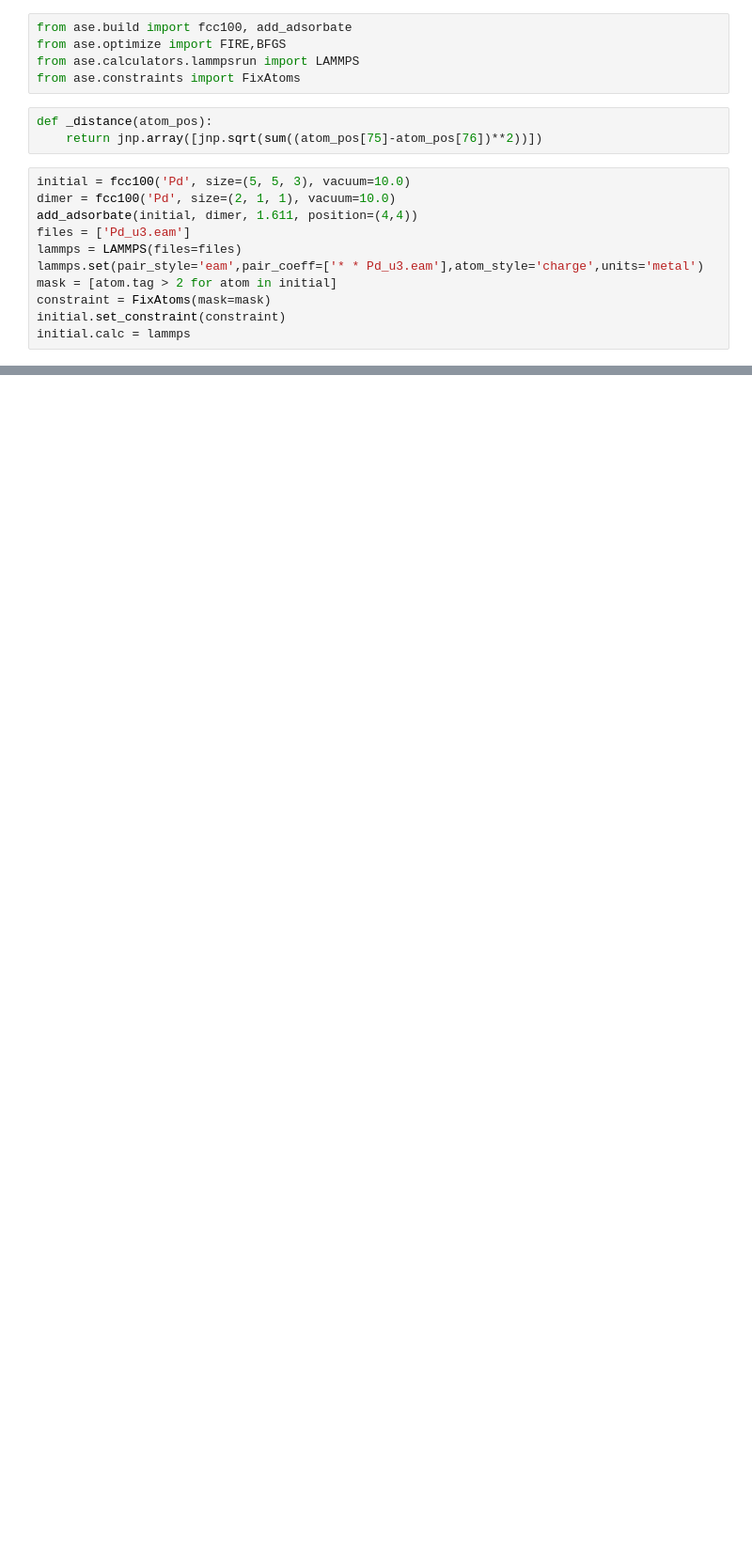
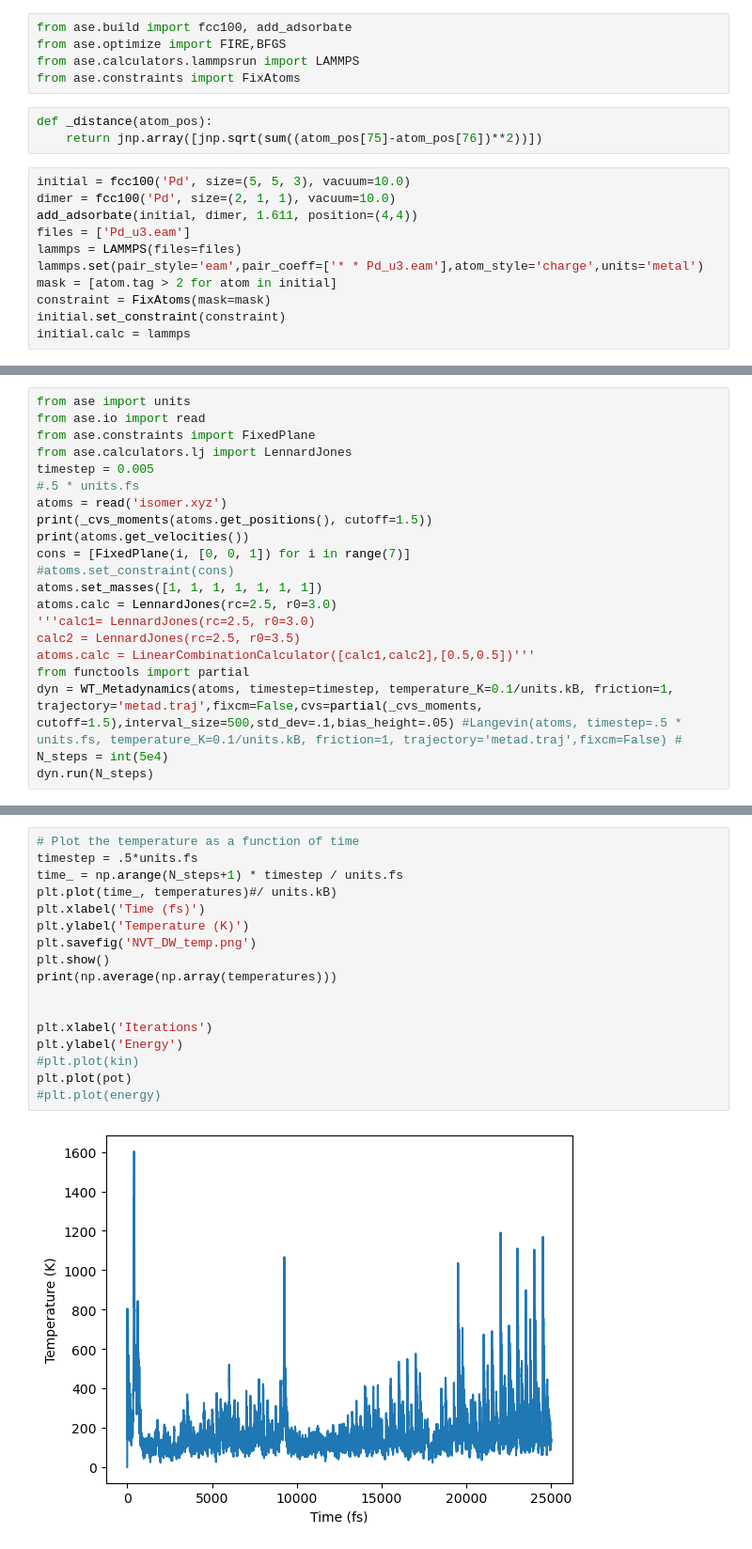
Before and after one commit to Nilsgoe/biASE, a Jupyter notebook: Metadynamics_test.ipynb, the cells around one changed output, grey strips where cells are left out. Shown at 94% size. Drawn from its saved outputs; the diff is of its cells as text; blank space fills up the shorter version.

```diff
--- a/Metadynamics_test.ipynb
+++ b/Metadynamics_test.ipynb
@@ -1185,0 +1667,21 @@ plt.show()
+# %%
+from ase import units
+from ase.io import read
+from ase.constraints import FixedPlane
+from ase.calculators.lj import LennardJones
+timestep = 0.005
+#.5 * units.fs
+atoms = read('isomer.xyz')
+print(_cvs_moments(atoms.get_positions(), cutoff=1.5))
+print(atoms.get_velocities())
+cons = [FixedPlane(i, [0, 0, 1]) for i in range(7)]
+#atoms.set_constraint(cons)
+atoms.set_masses([1, 1, 1, 1, 1, 1, 1])
+atoms.calc = LennardJones(rc=2.5, r0=3.0)
+'''calc1= LennardJones(rc=2.5, r0=3.0)
+calc2 = LennardJones(rc=2.5, r0=3.5)
+atoms.calc = LinearCombinationCalculator([calc1,calc2],[0.5,0.5])'''
+from functools import partial
+dyn = WT_Metadynamics(atoms, timestep=timestep, temperature_K=0.1/units.kB, friction=1, trajectory='metad.traj',fixcm=False,cvs=partial(_cvs_moments, cutoff=1.5),interval_size=500,std_dev=.1,bias_height=.05) #Langevin(atoms, timestep=.5 * units.fs, temperature_K=0.1/units.kB, friction=1, trajectory='metad.traj',fixcm=False) #
+N_steps = int(5e4)
+dyn.run(N_steps)
@@ -1185,0 +1737,19 @@ plt.show()
+# %%
+# Plot the temperature as a function of time
+timestep = .5*units.fs
+time_ = np.arange(N_steps+1) * timestep / units.fs
+plt.plot(time_, temperatures)#/ units.kB)
+plt.xlabel('Time (fs)')
+plt.ylabel('Temperature (K)')
+plt.savefig('NVT_DW_temp.png')
+plt.show()
+print(np.average(np.array(temperatures)))
+
+
+plt.xlabel('Iterations')
+plt.ylabel('Energy')
+#plt.plot(kin)
+plt.plot(pot)
+#plt.plot(energy)
+# %% [output]
+[figure, added]
```
Also changed, not shown: parts of 44 cells of this notebook, 1 other file.
